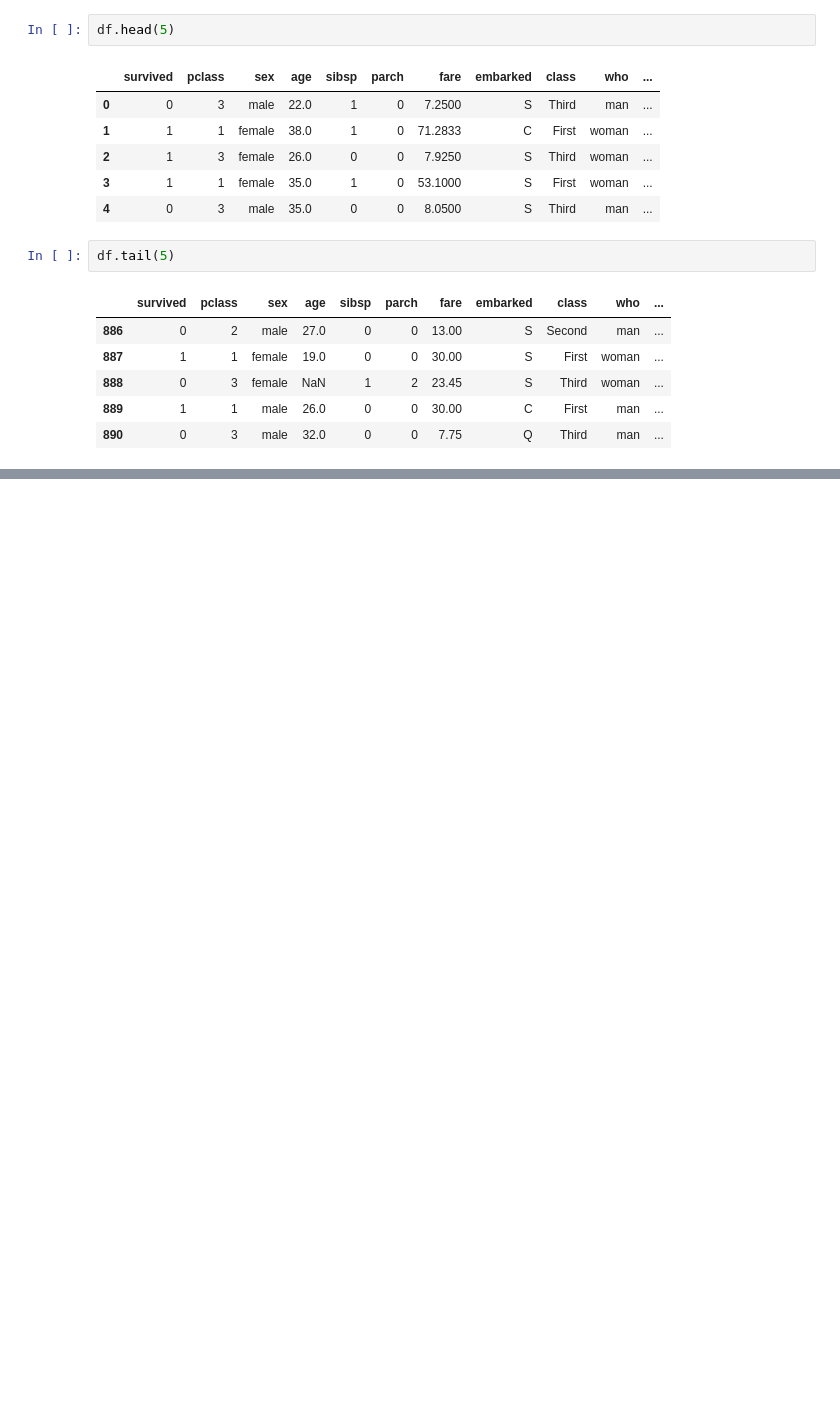
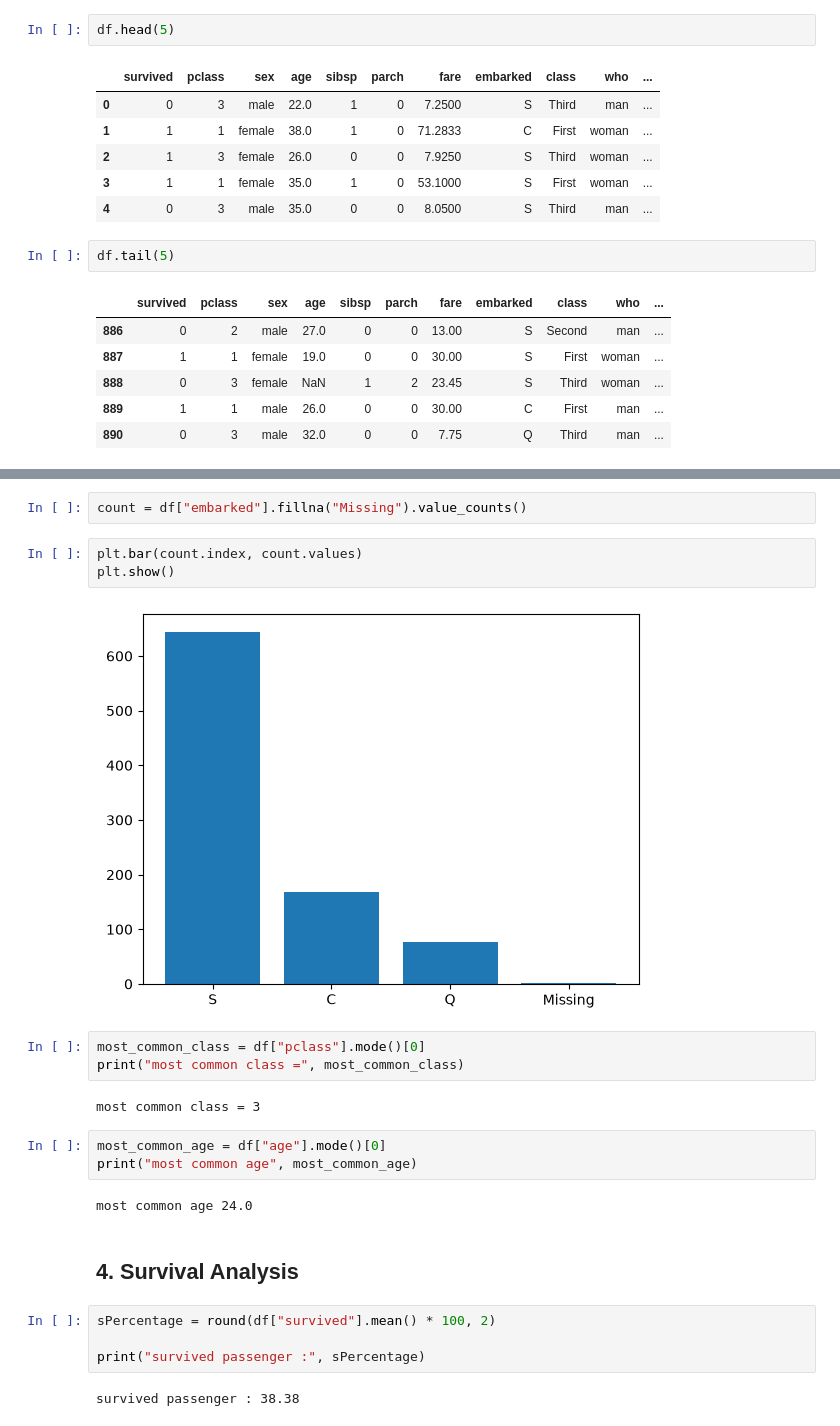
Before and after one commit to Abijith-RA/Recap_ML, a Jupyter notebook: Paper two/week 9/EDAtitanic/PractOne.ipynb, the cells around one changed output, grey strips where cells are left out. Cells and saved outputs as stored; diff of their text form; blank space fills up the shorter version.

```diff
--- a/Paper two/week 9/EDAtitanic/PractOne.ipynb
+++ b/Paper two/week 9/EDAtitanic/PractOne.ipynb
@@ -27,0 +375,25 @@ df.tail(5)
+# %%
+count = df["embarked"].fillna("Missing").value_counts()
+# %%
+plt.bar(count.index, count.values)
+plt.show()
+# %% [output]
+[figure, added]
+# %%
+most_common_class = df["pclass"].mode()[0]
+print("most common class =", most_common_class)
+# %% [output]
+most common class = 3
+# %%
+most_common_age = df["age"].mode()[0]
+print("most common age", most_common_age)
+# %% [output]
+most common age 24.0
+# %% [markdown]
+## 4. Survival Analysis ##
+# %%
+sPercentage = round(df["survived"].mean() * 100, 2)
+
+print("survived passenger :", sPercentage)
+# %% [output]
+survived passenger : 38.38
```
Also changed, not shown: parts of 47 cells of this notebook, 2 other files.
